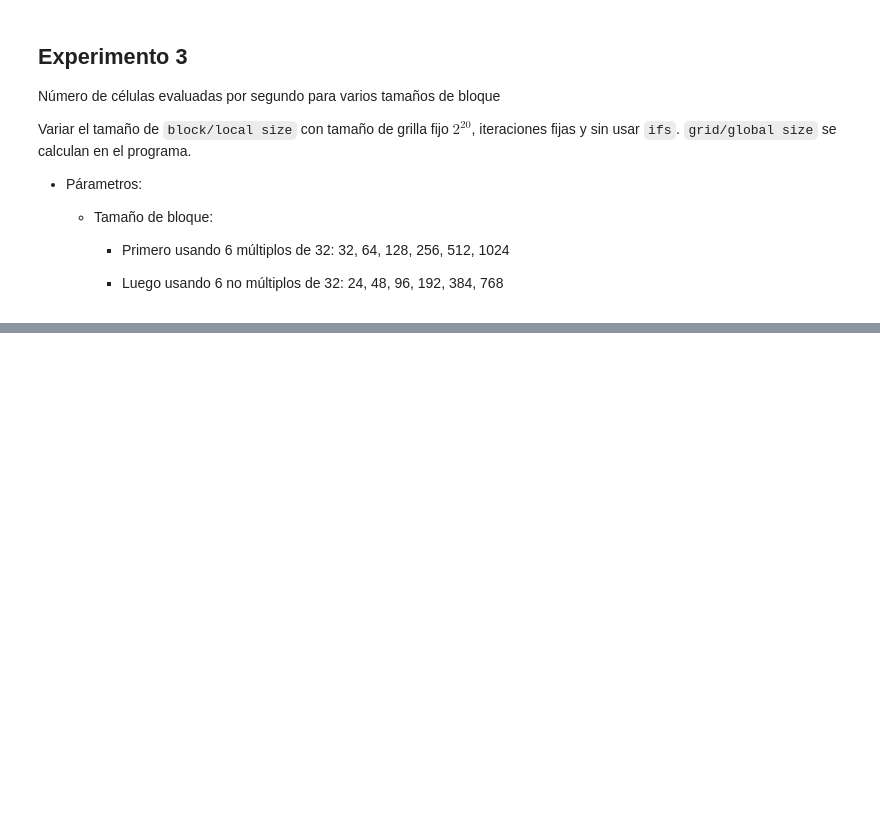
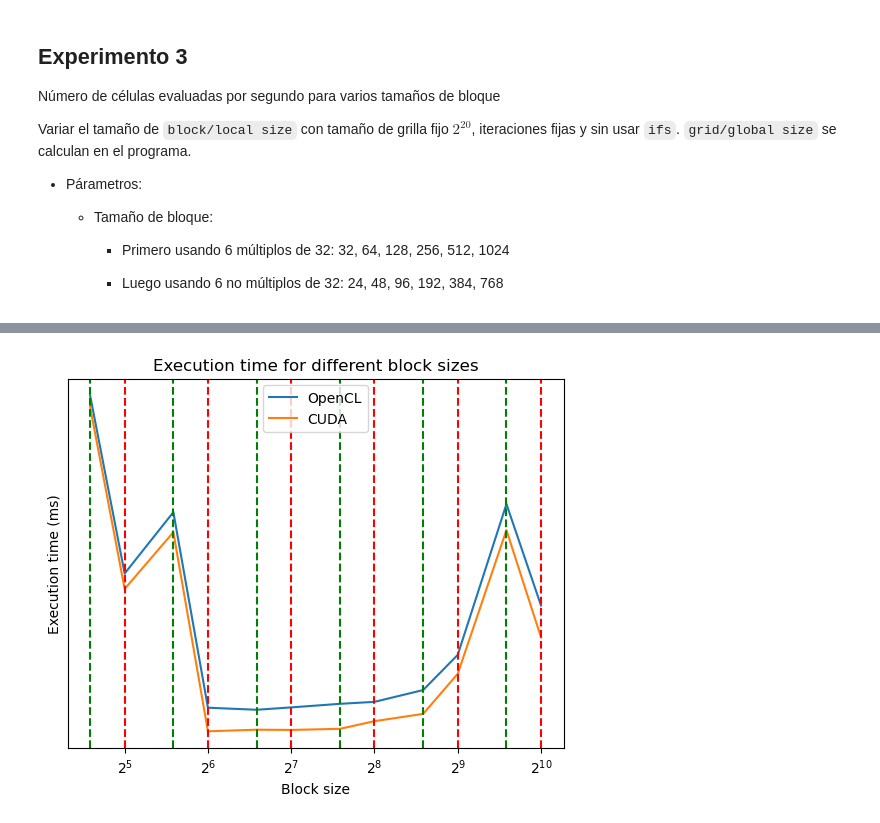
Before and after one commit to tcardenasc/CUDA-CL-GameOfLife, a Jupyter notebook: experiment/exp.ipynb, the cells around one changed output, grey strips where cells are left out. Drawn from its saved outputs; the diff is of its cells as text; code cells hidden in the pictures; blank space fills up the shorter version.

```diff
--- a/experiment/exp.ipynb
+++ b/experiment/exp.ipynb
@@ -337,0 +421,22 @@ KeyboardInterrupt:
+# %%
+# plot avg execution time for each block size
+fig, ax = plt.subplots()
+ax.plot(cl_block_avg.index, cl_block_avg["execution time"], label="OpenCL")
+ax.plot(cuda_block_avg.index, cuda_block_avg["execution time"], label="CUDA")
+
+# plot vertical isolines of power of 2 multiples of 32 and 24
+for i in range(0, 6):
+    ax.axvline(x=2**i * 32, color='r', linestyle='--')
+    ax.axvline(x=2**i * 24, color='g', linestyle='--')
+
+ax.set_yscale('log', base=2)
+ax.set_xscale('log', base=2)
+ax.set_xlabel("Block size")
+ax.set_ylabel("Execution time (ms)")
+ax.legend()
+plt.title("Execution time for different block sizes")
+plt.show()
+# save figure as svg
+fig.savefig("execution_time_block.svg")
+# %% [output]
+[figure, added]
```
Also changed, not shown: parts of 17 cells of this notebook, 25 other files.
